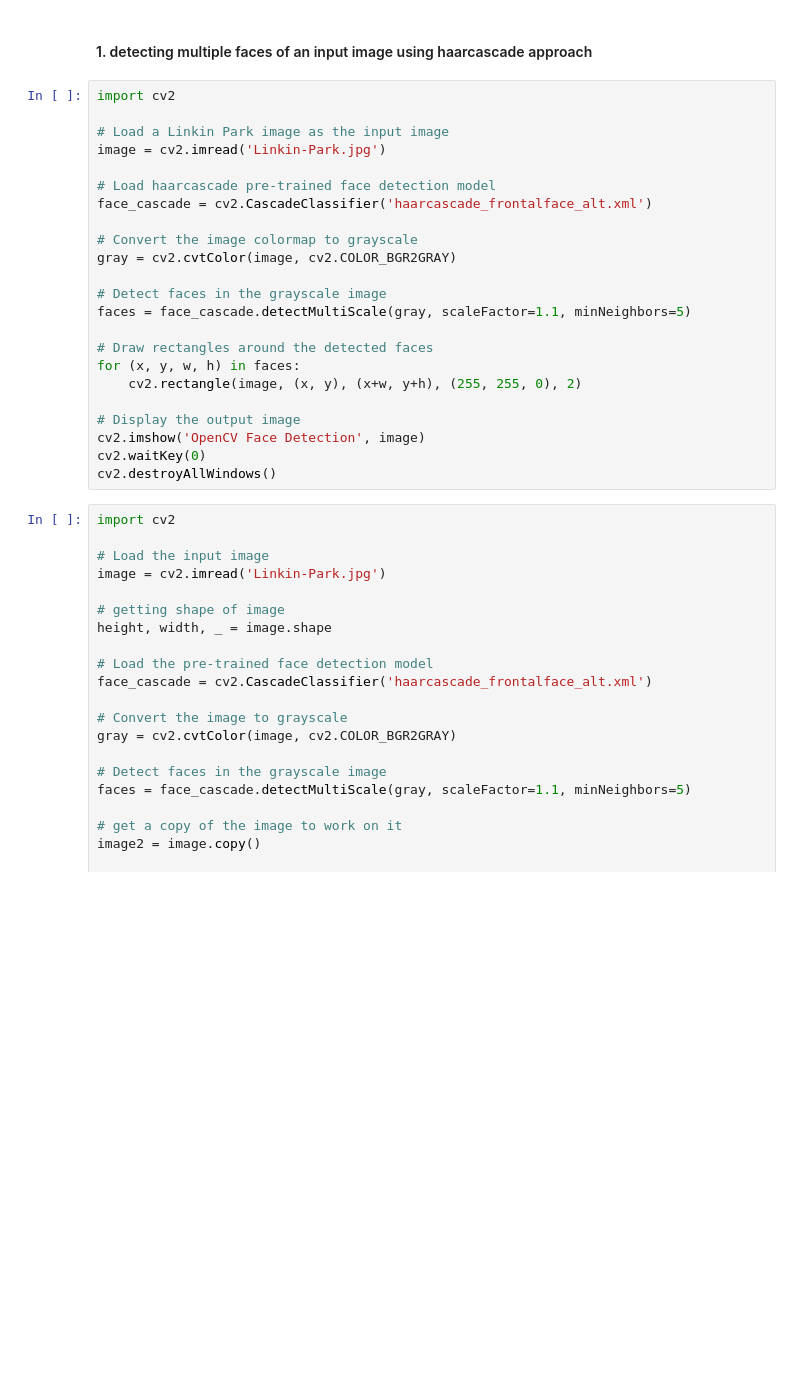
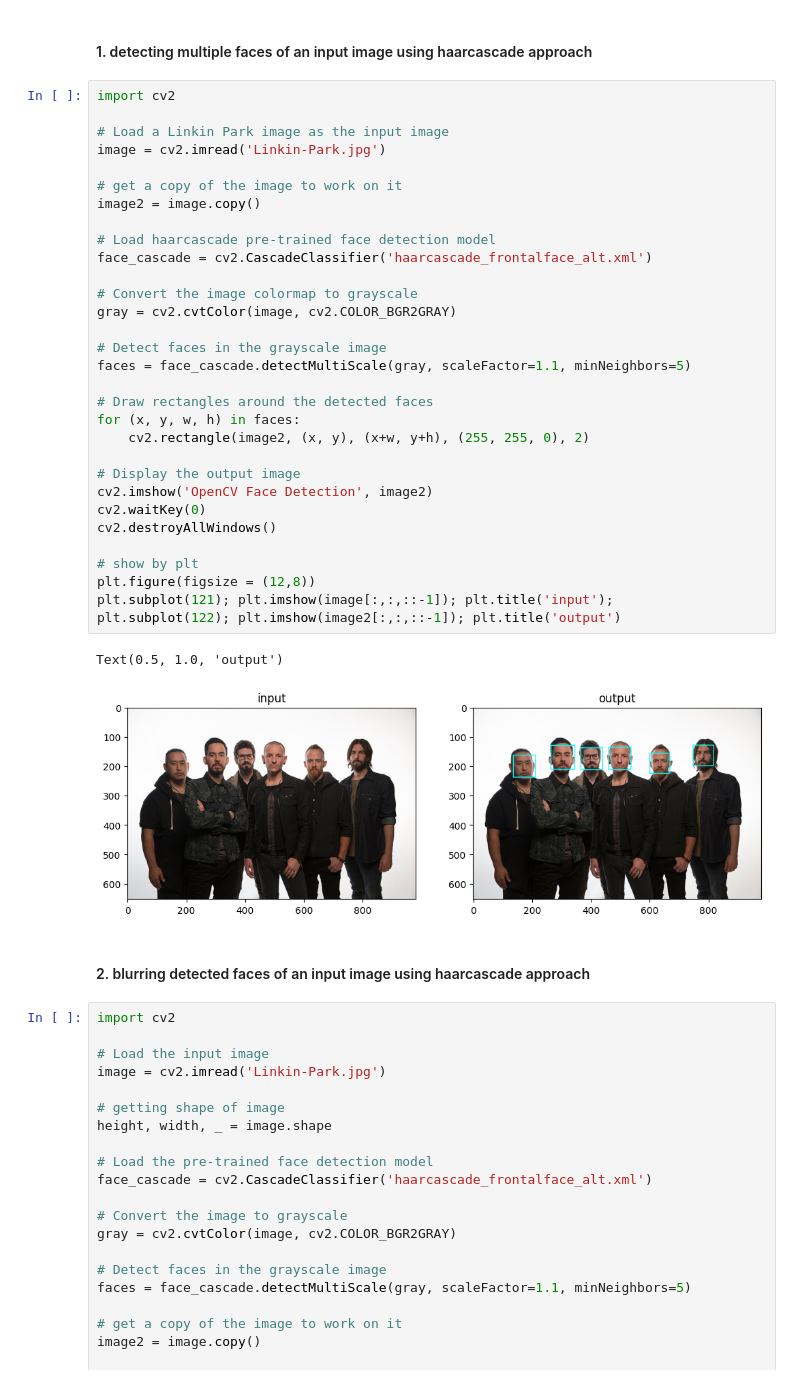
Before and after one commit to MelikaRad/CV_FaceBlurring, a Jupyter notebook: CV_FaceBlurring_haarcascade.ipynb, the cells around one changed output. Cells and saved outputs as stored; diff of their text form; blank space fills up the shorter version.

```diff
--- a/CV_FaceBlurring_haarcascade.ipynb
+++ b/CV_FaceBlurring_haarcascade.ipynb
@@ -20,26 +20,39 @@ ___
 # %%
 import cv2
 
 # Load a Linkin Park image as the input image
 image = cv2.imread('Linkin-Park.jpg')
+
+# get a copy of the image to work on it
+image2 = image.copy()
 
 # Load haarcascade pre-trained face detection model
 face_cascade = cv2.CascadeClassifier('haarcascade_frontalface_alt.xml')
 
 # Convert the image colormap to grayscale
 gray = cv2.cvtColor(image, cv2.COLOR_BGR2GRAY)
 
 # Detect faces in the grayscale image
 faces = face_cascade.detectMultiScale(gray, scaleFactor=1.1, minNeighbors=5)
 
 # Draw rectangles around the detected faces
 for (x, y, w, h) in faces:
-    cv2.rectangle(image, (x, y), (x+w, y+h), (255, 255, 0), 2)
+    cv2.rectangle(image2, (x, y), (x+w, y+h), (255, 255, 0), 2)
 
 # Display the output image
-cv2.imshow('OpenCV Face Detection', image)
+cv2.imshow('OpenCV Face Detection', image2)
 cv2.waitKey(0)
 cv2.destroyAllWindows()
+
+# show by plt
+plt.figure(figsize = (12,8))
+plt.subplot(121); plt.imshow(image[:,:,::-1]); plt.title('input');
+plt.subplot(122); plt.imshow(image2[:,:,::-1]); plt.title('output')
+# %% [output]
+Text(0.5, 1.0, 'output')
+[figure, added]
+# %% [markdown]
+#### 2. blurring detected faces of an input image using haarcascade approach
 # %%
 import cv2
 
```
Also changed, not shown: parts of 1 cell of this notebook.
